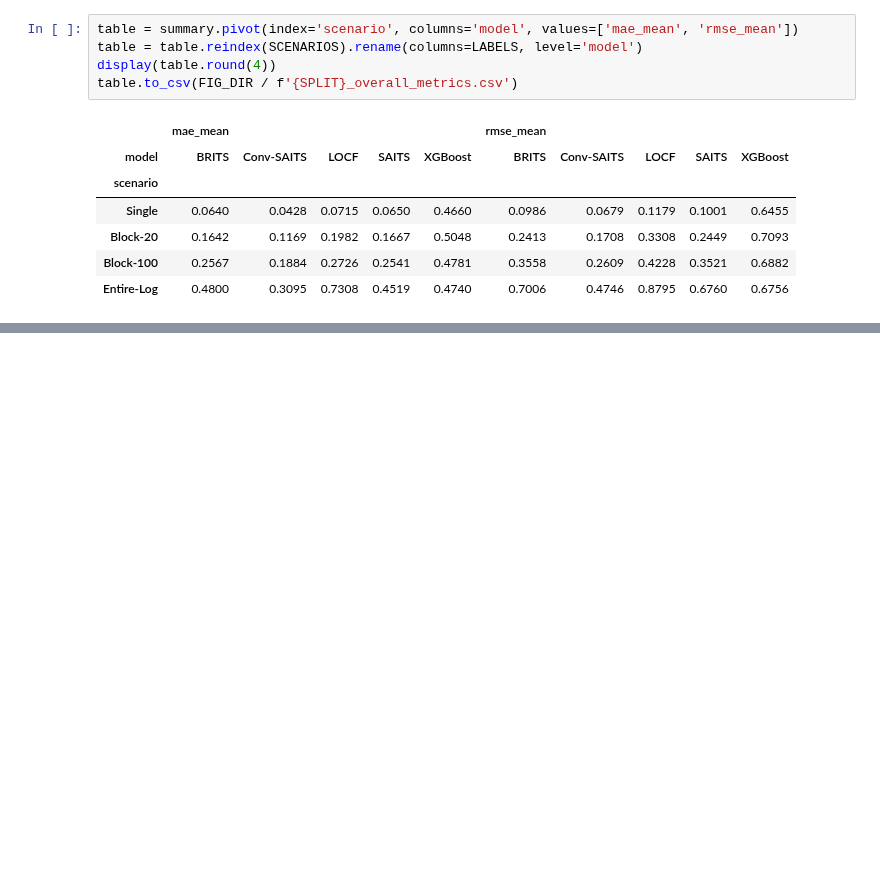
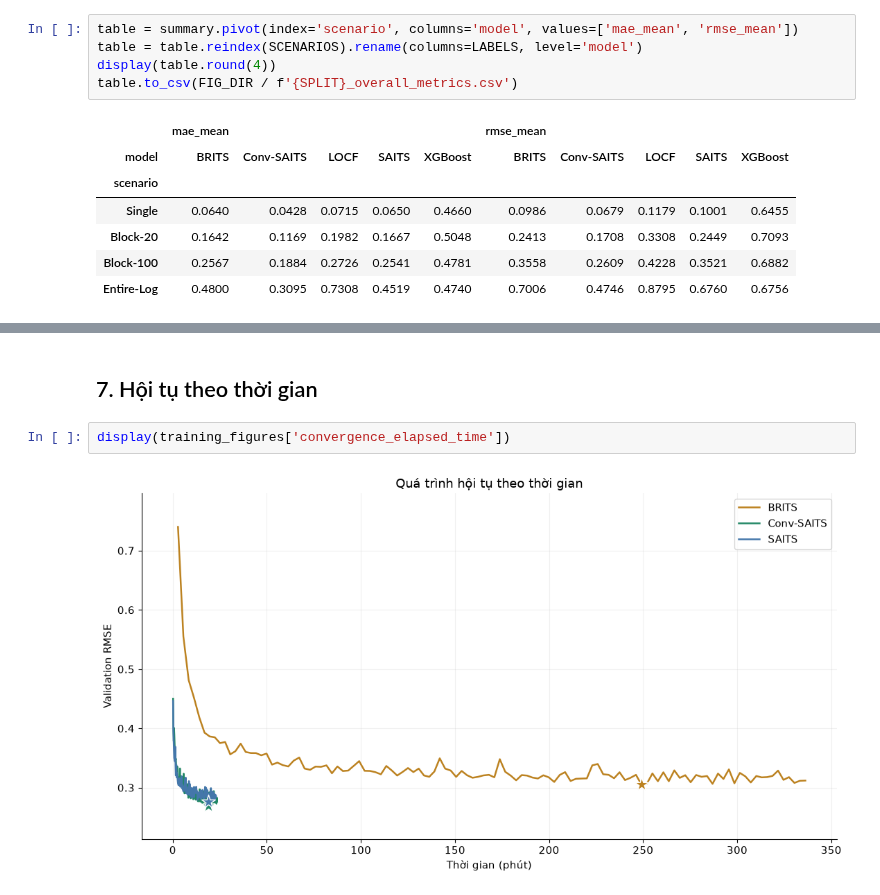
Before and after one commit to tranminhduc9/well-log-imputation, a Jupyter notebook: notebook/visualize_results.ipynb, the cells around one changed output, grey strips where cells are left out. Cells and saved outputs as stored; diff of their text form; blank space fills up the shorter version.

```diff
--- a/notebook/visualize_results.ipynb
+++ b/notebook/visualize_results.ipynb
@@ -135,0 +122,6 @@ Saved figures: D:\VPI\well-log-imputation\results\well-log-results-final\figures
+# %% [markdown]
+## 7. Hội tụ theo thời gian
+# %%
+display(training_figures['convergence_elapsed_time'])
+# %% [output]
+[figure, added]
```
Also changed, not shown: parts of 7 cells of this notebook, 1 other file.
